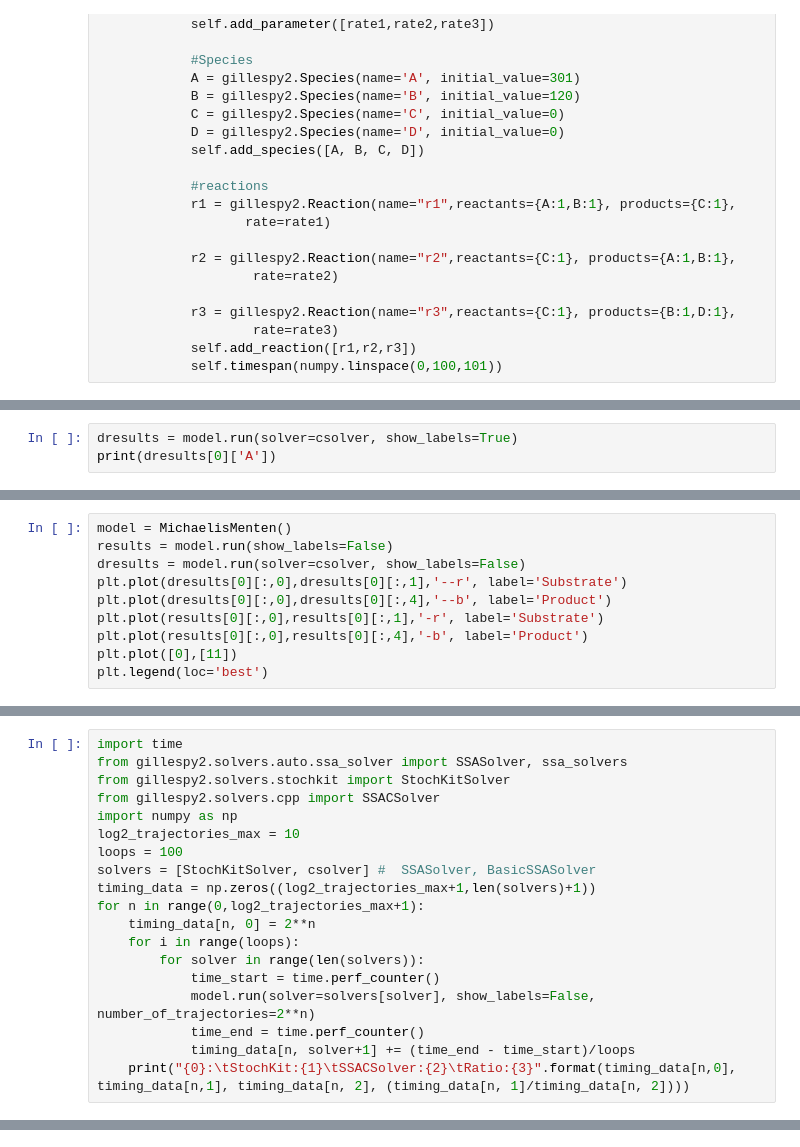
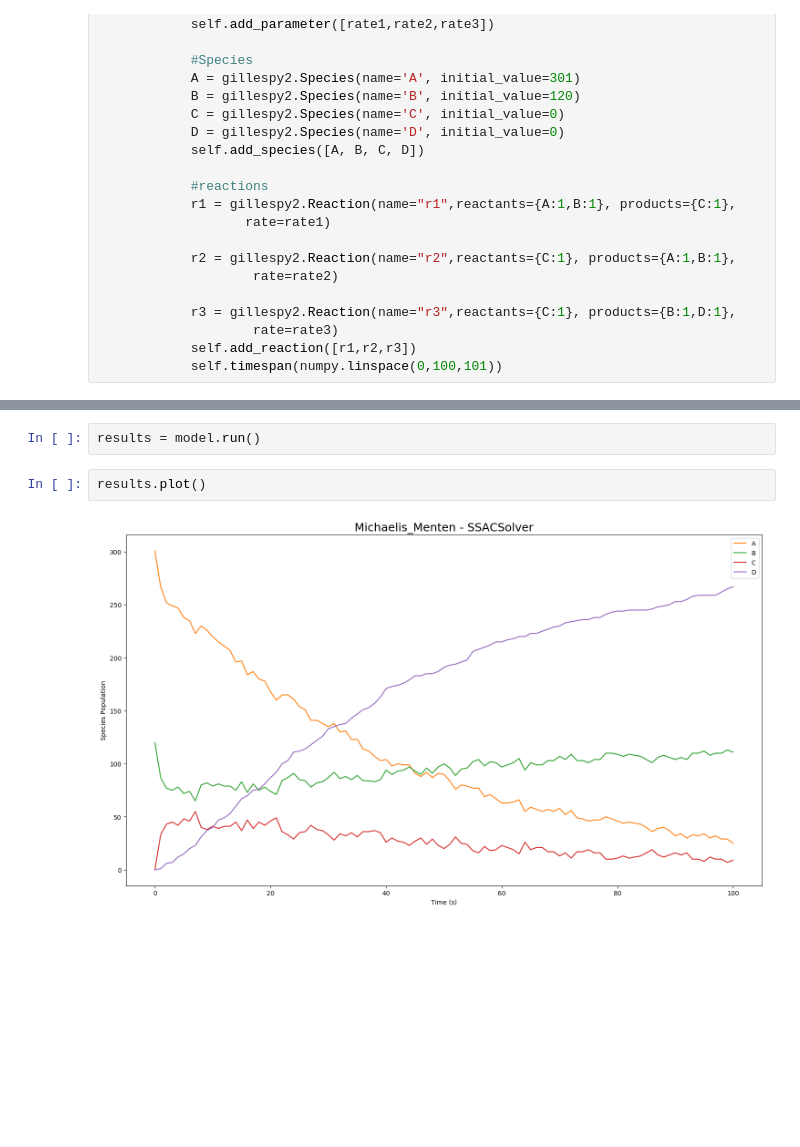
Before and after one commit to StochSS/GillesPy2, a Jupyter notebook: examples/BasicExamples/Michaelis-Menten_SSA_C.ipynb, the cells around one changed output, grey strips where cells are left out. Drawn from its saved outputs; the diff is of its cells as text; blank space fills up the shorter version.

```diff
--- a/examples/BasicExamples/Michaelis-Menten_SSA_C.ipynb
+++ b/examples/BasicExamples/Michaelis-Menten_SSA_C.ipynb
@@ -46,3 +44,0 @@ csolver = SSACSolver(model)
-# %%
-dresults = model.run(solver=csolver, show_labels=True)
-print(dresults[0]['A'])
@@ -58,10 +44,0 @@ print(dresults[0]['A'])
-# %%
-model = MichaelisMenten()
-results = model.run(show_labels=False)
-dresults = model.run(solver=csolver, show_labels=False)
-plt.plot(dresults[0][:,0],dresults[0][:,1],'--r', label='Substrate')
-plt.plot(dresults[0][:,0],dresults[0][:,4],'--b', label='Product')
-plt.plot(results[0][:,0],results[0][:,1],'-r', label='Substrate')
-plt.plot(results[0][:,0],results[0][:,4],'-b', label='Product')
-plt.plot([0],[11])
-plt.legend(loc='best')
@@ -71,19 +44,0 @@ plt.legend(loc='best')
-# %%
-import time
-from gillespy2.solvers.auto.ssa_solver import SSASolver, ssa_solvers
-from gillespy2.solvers.stochkit import StochKitSolver
-from gillespy2.solvers.cpp import SSACSolver
-import numpy as np
-log2_trajectories_max = 10
-loops = 100
-solvers = [StochKitSolver, csolver] #  SSASolver, BasicSSASolver
-timing_data = np.zeros((log2_trajectories_max+1,len(solvers)+1))
-for n in range(0,log2_trajectories_max+1):
-    timing_data[n, 0] = 2**n
-    for i in range(loops):
-        for solver in range(len(solvers)):
-            time_start = time.perf_counter()
-            model.run(solver=solvers[solver], show_labels=False, number_of_trajectories=2**n)
-            time_end = time.perf_counter()
-            timing_data[n, solver+1] += (time_end - time_start)/loops
-    print("{0}:\tStochKit:{1}\tSSACSolver:{2}\tRatio:{3}".format(timing_data[n,0], timing_data[n,1], timing_data[n, 2], (timing_data[n, 1]/timing_data[n, 2])))
@@ -101,0 +45,6 @@ plt.savefig("SSA_Comparisons3.png")
+# %%
+results = model.run()
+# %%
+results.plot()
+# %% [output]
+[figure, added]
```
Also changed, not shown: parts of 5 cells of this notebook, 6 other files.
